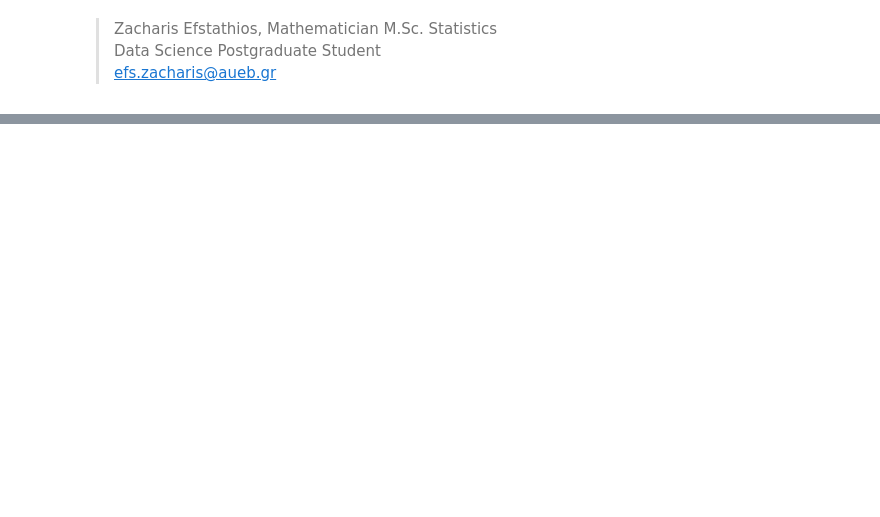
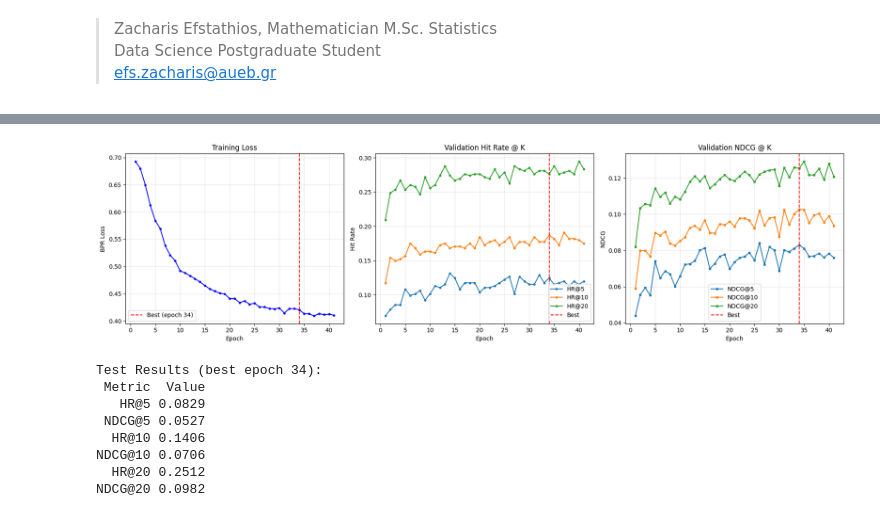
Before and after one commit to StathZa/MSc-Data-Science-AUEB, a Jupyter notebook: recommender-systems/two-tower-retrieval/Recommender.ipynb, the cells around one changed output, grey strips where cells are left out. Cells and saved outputs as stored; diff of their text form; code cells hidden in the pictures; blank space fills up the shorter version.

```diff
--- a/recommender-systems/two-tower-retrieval/Recommender.ipynb
+++ b/recommender-systems/two-tower-retrieval/Recommender.ipynb
@@ -48,0 +281,2 @@ Contents of data_loader module: ['BPRDataset', 'Dataset', '__builtins__', '__cac
+# %%
+train_df, val_df, test_df, user_pos_items = train_val_test_split(df, user2idx, item2idx, logger=logger)
@@ -48,0 +286,18 @@ Contents of data_loader module: ['BPRDataset', 'Dataset', '__builtins__', '__cac
+# %%
+from model_utils.tuning import hyperparameter_search
+
+results = hyperparameter_search(
+    train_df, val_df, user2idx, item2idx, cat_vocab,
+    user_pos_items, item_cat_d, item_num_d, text_emb_d,
+    device, logger=logger
+)
+
+results_df = pd.DataFrame(results).sort_values('best_NDCG@10', ascending=False)
+print(results_df.to_string(index=False))
+
+# Extract best params
+best = results_df.iloc[0]
+BEST_EMBED_DIM = int(best.embed_dim)
+BEST_LR = best.lr
+BEST_BATCH_SIZE = int(best.batch_size)
+logger.info(f"Best: embed_dim={BEST_EMBED_DIM}, lr={BEST_LR}, batch_size={BEST_BATCH_SIZE}")
@@ -48,0 +405,52 @@ Contents of data_loader module: ['BPRDataset', 'Dataset', '__builtins__', '__cac
+# %%
+fig, axes = plt.subplots(1, 3, figsize=(18, 5))
+
+axes[0].plot(range(1, len(losses)+1), losses, 'b-o', markersize=3)
+axes[0].axvline(x=best_epoch, color='r', linestyle='--', label=f'Best (epoch {best_epoch})')
+axes[0].set_xlabel('Epoch')
+axes[0].set_ylabel('BPR Loss')
+axes[0].set_title('Training Loss')
+axes[0].legend()
+axes[0].grid(True, alpha=0.3)
+
+epochs = [e for e, _ in val_results]
+for k in [5, 10, 20]:
+    vals = [r[f'HR@{k}'] for _, r in val_results]
+    axes[1].plot(epochs, vals, '-o', label=f'HR@{k}', markersize=3)
+axes[1].axvline(x=best_epoch, color='r', linestyle='--', label='Best')
+axes[1].set_xlabel('Epoch')
+axes[1].set_ylabel('Hit Rate')
+axes[1].set_title('Validation Hit Rate @ K')
+axes[1].legend()
+axes[1].grid(True, alpha=0.3)
+
+for k in [5, 10, 20]:
+    vals = [r[f'NDCG@{k}'] for _, r in val_results]
+    axes[2].plot(epochs, vals, '-s', label=f'NDCG@{k}', markersize=3)
+axes[2].axvline(x=best_epoch, color='r', linestyle='--', label='Best')
+axes[2].set_xlabel('Epoch')
+axes[2].set_ylabel('NDCG')
+axes[2].set_title('Validation NDCG @ K')
+axes[2].legend()
+axes[2].grid(True, alpha=0.3)
+
+plt.tight_layout()
+plt.savefig('training_metrics.png', dpi=150, bbox_inches='tight')
+plt.show()
+
+# Results table
+metrics_df = pd.DataFrame([
+    {'Metric': k, 'Value': f'{v:.4f}'} for k, v in test_results.items()
+])
+print(f"\nTest Results (best epoch {best_epoch}):")
+print(metrics_df.to_string(index=False))
+# %% [output]
+[figure, added]
+Test Results (best epoch 34):
+ Metric  Value
+   HR@5 0.0829
+ NDCG@5 0.0527
+  HR@10 0.1406
+NDCG@10 0.0706
+  HR@20 0.2512
+NDCG@20 0.0982
```
Also changed, not shown: parts of 25 cells of this notebook.
